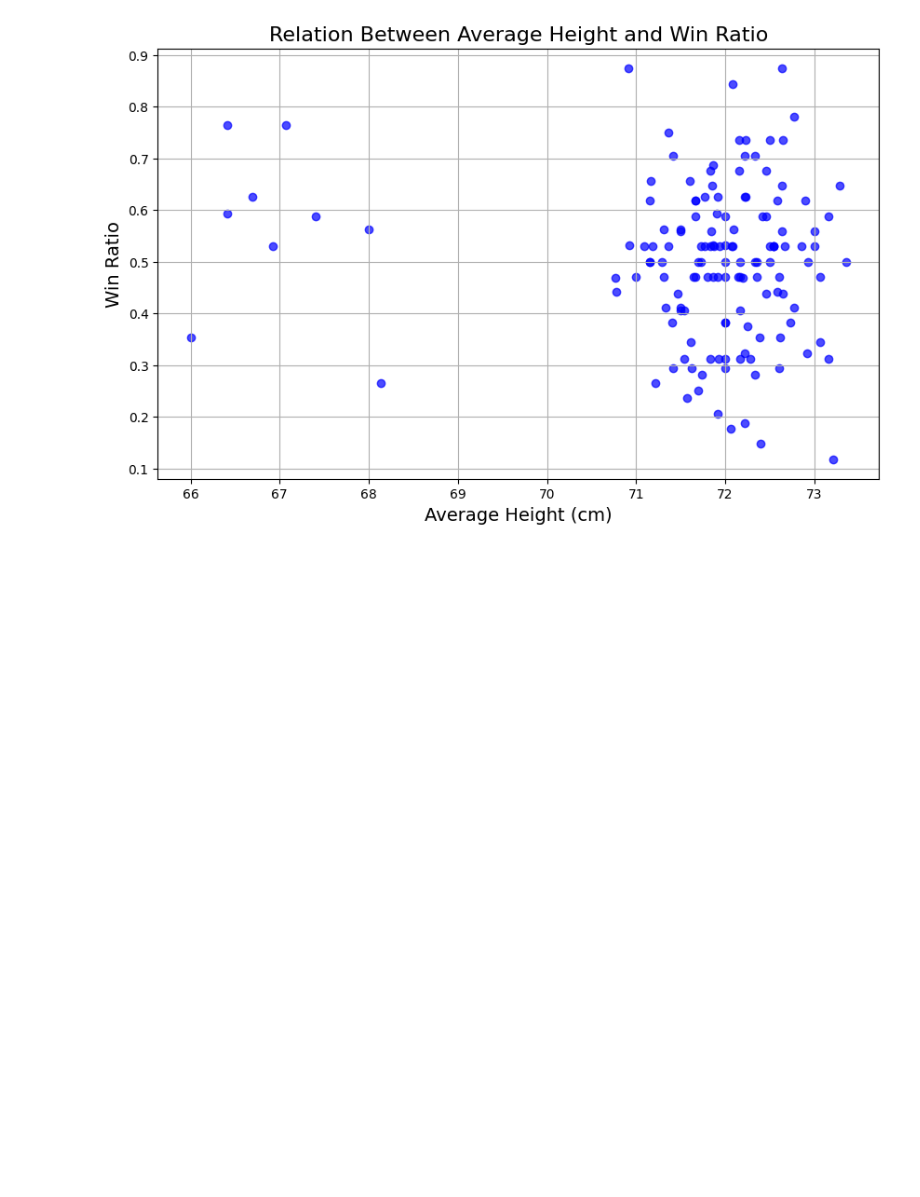
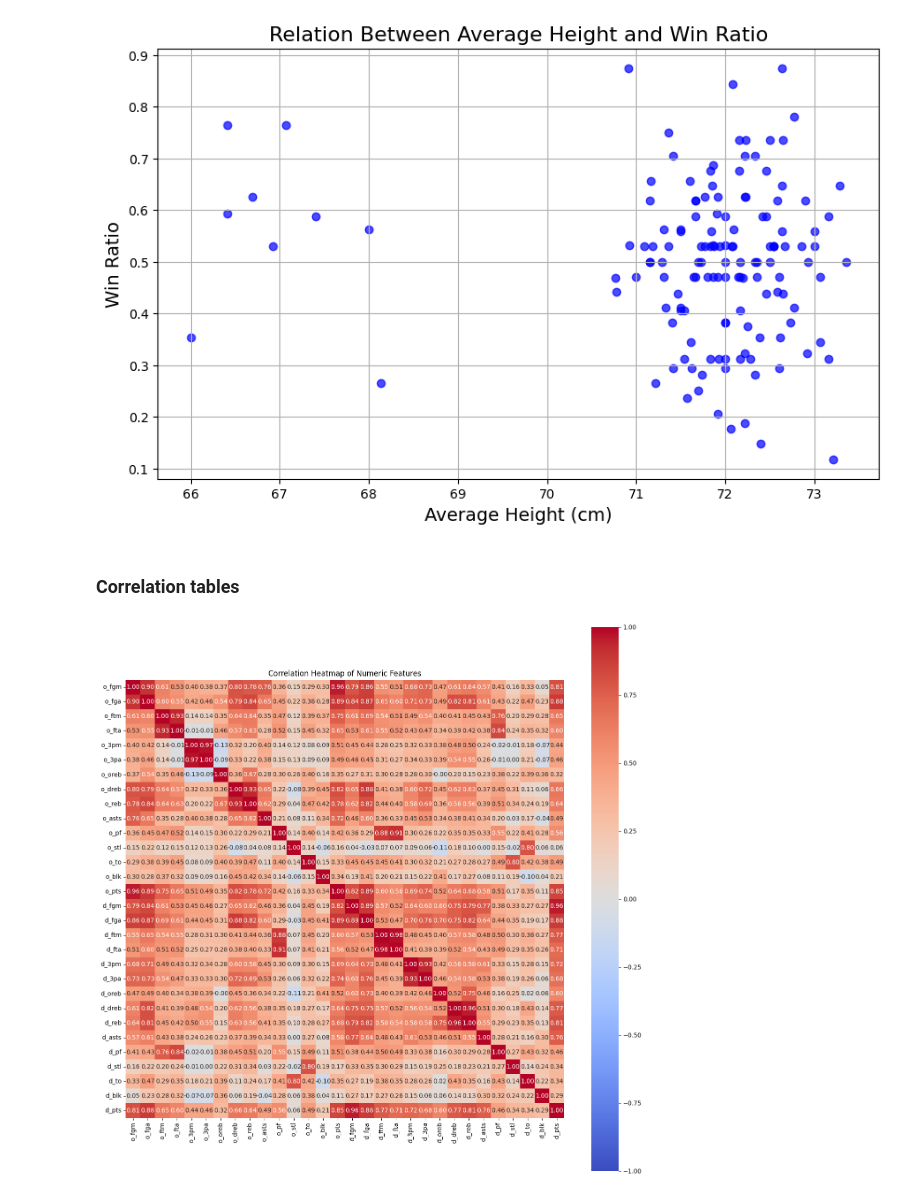
Before and after one commit to jmisidro/FEUP_ML, a Jupyter notebook: src/exploration.ipynb, the cells around one changed output. Cells and saved outputs as stored; diff of their text form; code cells hidden in the pictures; blank space fills up the shorter version.

Commit message:
Added correlation tables

```diff
--- a/src/exploration.ipynb
+++ b/src/exploration.ipynb
@@ -271,3 +271,40 @@ plt.show()
 
 [142 rows x 4 columns]
 [figure]
+# %% [markdown]
+### Correlation tables
+# %%
+
+# Explicitly list the columns to use
+selected_cols = [
+    'o_fgm', 'o_fga', 'o_ftm', 'o_fta', 'o_3pm', 'o_3pa', 'o_oreb',
+    'o_dreb', 'o_reb', 'o_asts', 'o_pf', 'o_stl', 'o_to', 'o_blk',
+    'o_pts', 'd_fgm', 'd_fga', 'd_ftm', 'd_fta', 'd_3pm', 'd_3pa',
+    'd_oreb', 'd_dreb', 'd_reb', 'd_asts', 'd_pf', 'd_stl', 'd_to',
+    'd_blk', 'd_pts'
+]
+
+# Calculate correlations
+correlation_matrix = teams[selected_cols].corr()
+
+# Round to 2 decimal places for better readability
+correlation_matrix = correlation_matrix.round(2)
+
+# Create a figure with appropriate size
+plt.figure(figsize=(16, 16))
+
+# Create heatmap
+sbn.heatmap(
+    correlation_matrix,
+    annot=True,  # Show correlation values
+    cmap='coolwarm',  # Red-blue colormap
+    vmin=-1, vmax=1,  # Fix the scale between -1 and 1
+    center=0,  # Center the colormap at 0
+    square=True,  # Make cells square
+    fmt='.2f'  # Format numbers to 2 decimal places
+)
+
+plt.title('Correlation Heatmap of Numeric Features')
+plt.show()
+# %% [output]
+[figure, added]
```
Also changed, not shown: parts of 2 cells of this notebook.
